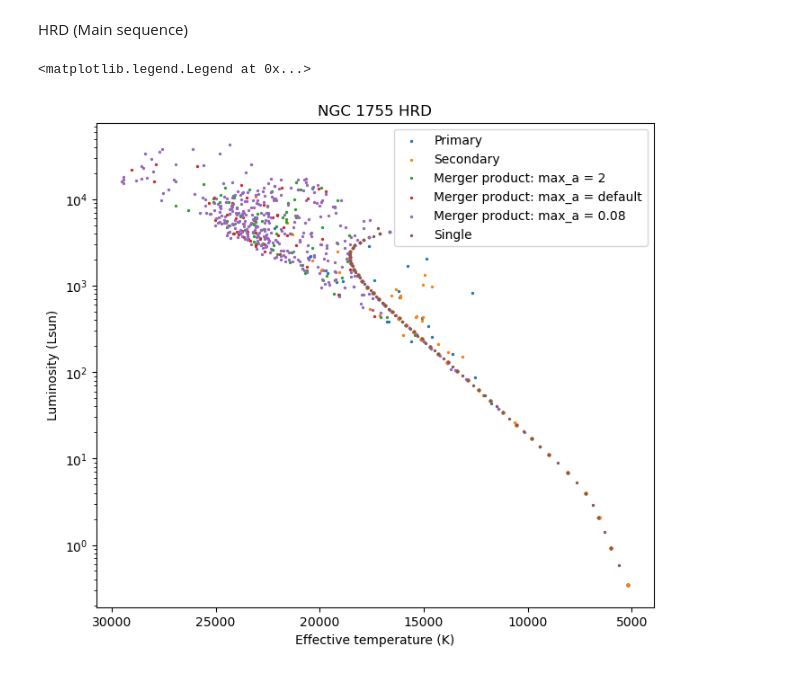
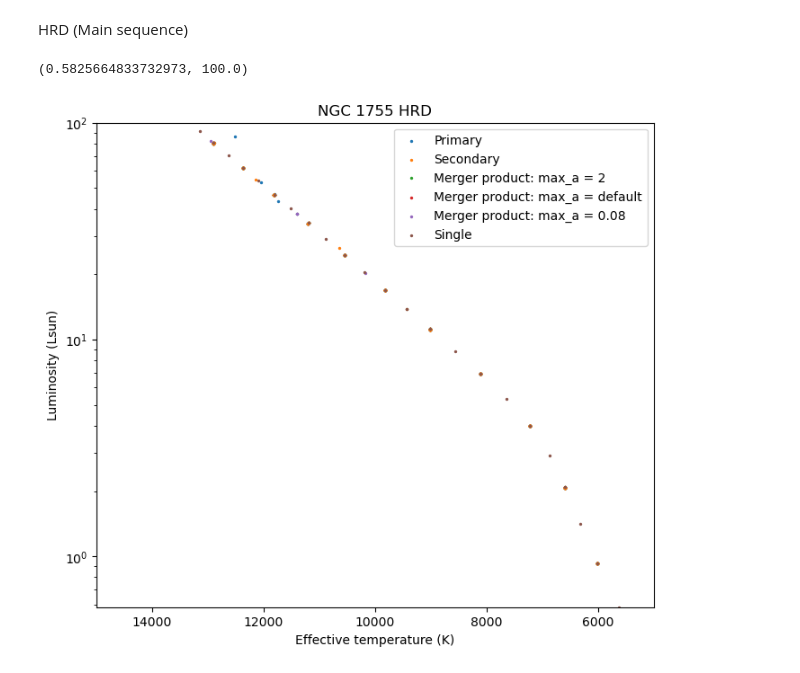
Before and after one commit to mkim0029/COMPAS, a Jupyter notebook: src/Corrected_plotting/read.ipynb, the cells around one changed output. Saved outputs shown, nothing was run; the diff lists cells and outputs as text; code cells hidden in the pictures.

Commit message:
adjustments to plots

```diff
--- a/src/Corrected_plotting/read.ipynb
+++ b/src/Corrected_plotting/read.ipynb
@@ -77,17 +77,19 @@ HRD (Main sequence)
 # %%
 plt.figure(figsize=(8,7))
 plt.scatter(binary_MS.Teff1, binary_MS.L1, label = 'Primary', s = 2)
 plt.scatter(binary_MS.Teff2, binary_MS.L2, label = 'Secondary', s = 2)
 plt.scatter(binary_merger.Teff1, binary_merger.L1, label = 'Merger product: max_a = 2', s = 2)
 plt.scatter(binary_merger1.Teff1, binary_merger1.L1, label = 'Merger product: max_a = default', s = 2)
 plt.scatter(binary_merger3.Teff1, binary_merger3.L1, label = 'Merger product: max_a = 0.08', s = 2)
 plt.scatter(single_MS.Teff, single_MS.L, label = 'Single', s = 2)
+plt.xlim((5000, 15000))
 plt.gca().invert_xaxis()
 plt.title('NGC 1755 HRD')
 plt.xlabel('Effective temperature (K)')
 plt.ylabel('Luminosity (Lsun)')
 plt.yscale('log')
 plt.legend()
+plt.ylim((np.min(single_MS.L), 1e2))
 # %% [output]
-<matplotlib.legend.Legend at 0x...>
+(0.5825664833732973, 100.0)
-[figure, old version]
+[figure, new version]
```
